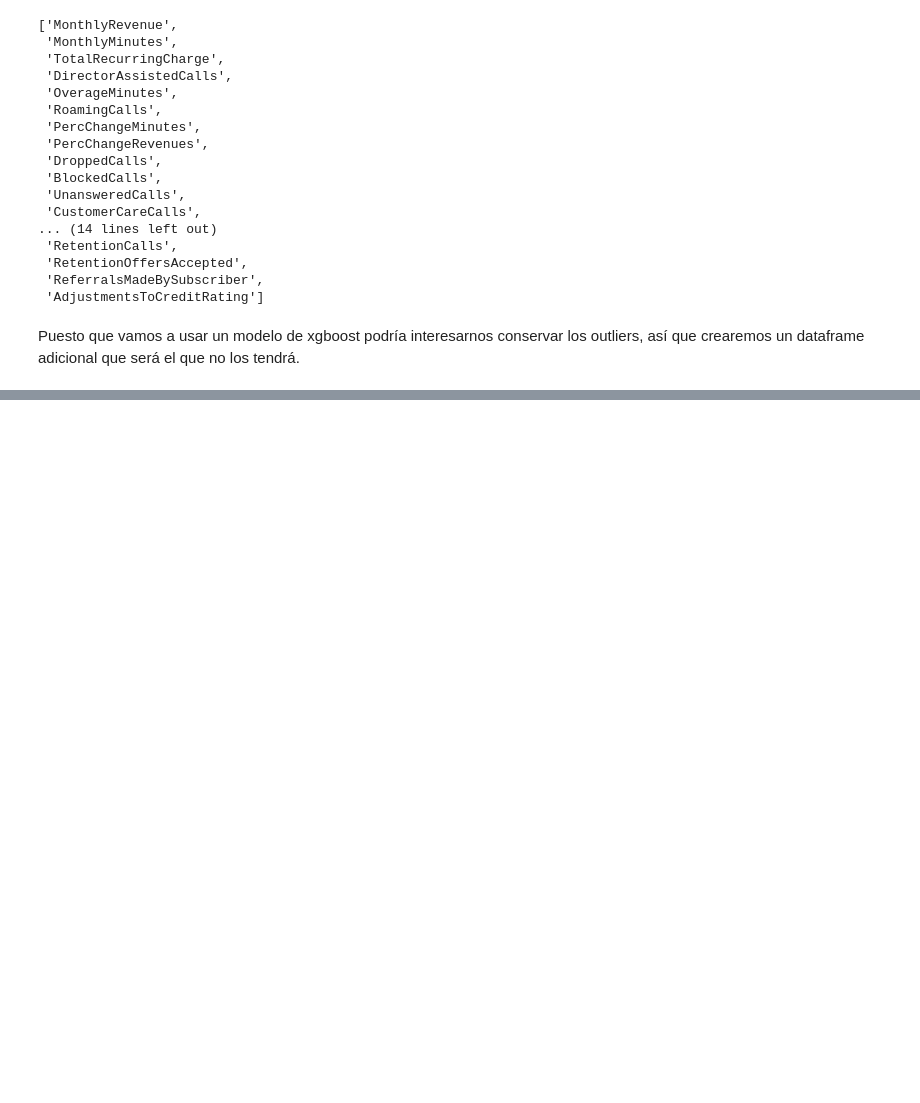
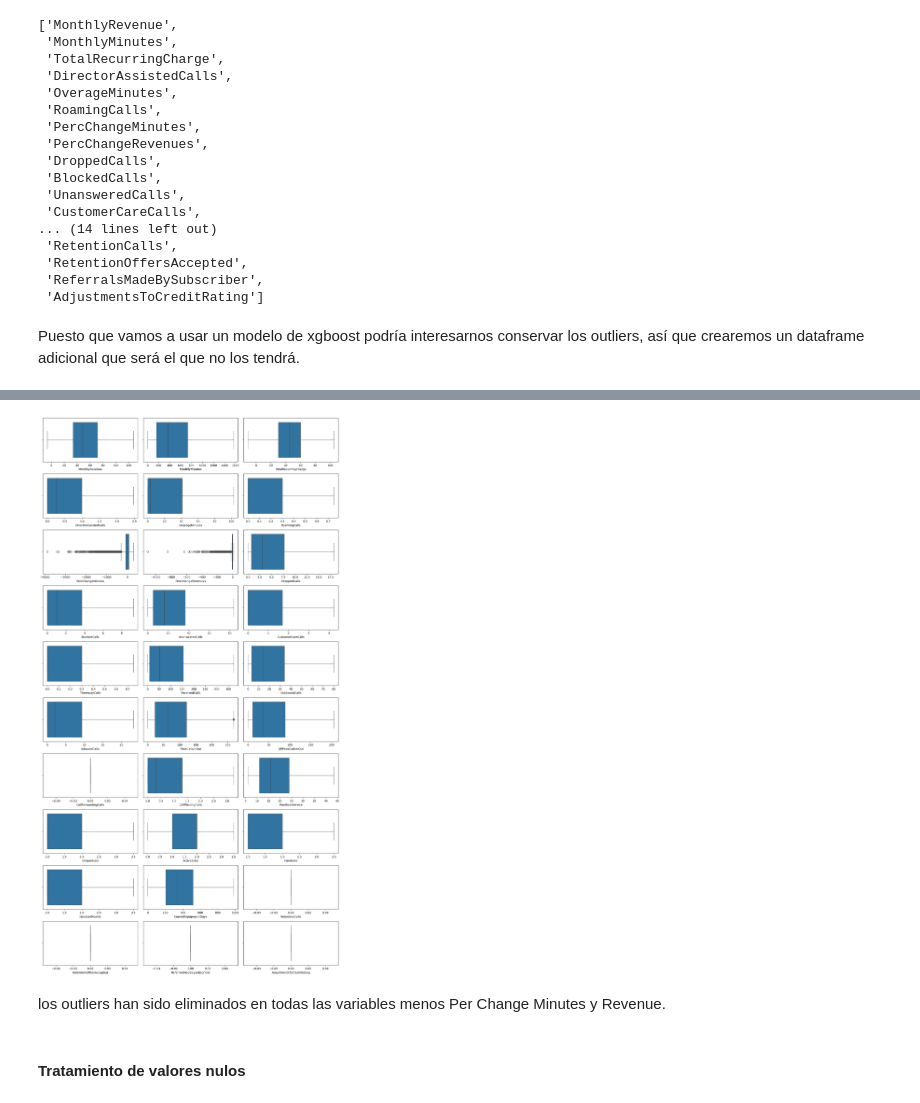
Before and after one commit to 4GeeksAcademy/ProyectoFinalDS_Churn_Pablo_Sahid, a Jupyter notebook: src/explore.ipynb, the cells around one changed output, grey strips where cells are left out. Saved outputs shown, nothing was run; the diff lists cells and outputs as text; code cells hidden in the pictures; blank space fills up the shorter version.

```diff
--- a/src/explore.ipynb
+++ b/src/explore.ipynb
@@ -988,7 +964,7 @@ cols_num_filtradas                         #Comprobamos que la lista ya solo tie
 # %% [markdown]
 Puesto que vamos a usar un modelo de xgboost podría interesarnos conservar los outliers, así que crearemos un dataframe adicional que será el que no los tendrá.
 # %%
-
+df2_sin_outliers = df2.copy() #creamos una copia de df2 para limpiar los outliers sin perder el df2 original
 
 
 for col in cols_num_filtradas: #recorremos la lista de columnas numéricas filtradas
@@ -1012,7 +1004,7 @@ total_data_SIN_outliers = df2.copy() # Lo vamos a modificar. Para cada variable
 # usamos cols_num_filtradas
 
 def replace_outliers(column, df):
-  col_stats = total_data[column].describe()
+  col_stats = df[column].describe()
   col_iqr = col_stats["75%"] - col_stats["25%"]
   upper_limit = round(float(col_stats["75%"] + 1.5 * col_iqr), 2)
   lower_limit = round(float(col_stats["25%"] - 1.5 * col_iqr), 2)
@@ -1025,7 +1017,7 @@ def replace_outliers(column, df):
   return df.copy(), [lower_limit, upper_limit]
 
 outliers_dict = {}
-for column in outliers_cols:
+for column in cols_num_filtradas:
   total_data_SIN_outliers, limits = replace_outliers(column, total_data_SIN_outliers)
   outliers_dict.update({column: limits})
 
@@ -1032,0 +1046,22 @@ outliers_dict # Este JSON me lo tengo que GUARDAR
+# %%
+#volvemos a graficar para comprobar que los outliers se han ido
+
+fig, axis = plt.subplots(11, 3, figsize=(15, 30)) #11 filas de 3 graficos cada una
+
+cant_cols = 0
+for i in range(11): #11 filas
+    for j in range(3): #3 columnas
+        if cant_cols < len(cols_num_filtradas):
+            sns.boxplot(ax=axis[i, j], data=total_data_SIN_outliers, x=cols_num_filtradas[cant_cols])
+            cant_cols += 1
+        else:
+            axis[i, j].set_visible(False)
+
+plt.tight_layout()
+plt.show()
+# %% [output]
+[figure, added]
+# %% [markdown]
+los outliers han sido eliminados en todas las variables menos Per Change Minutes y Revenue.
+# %% [markdown]
+#### Tratamiento de valores nulos
```
Also changed, not shown: parts of 45 cells of this notebook, 1 other file.
